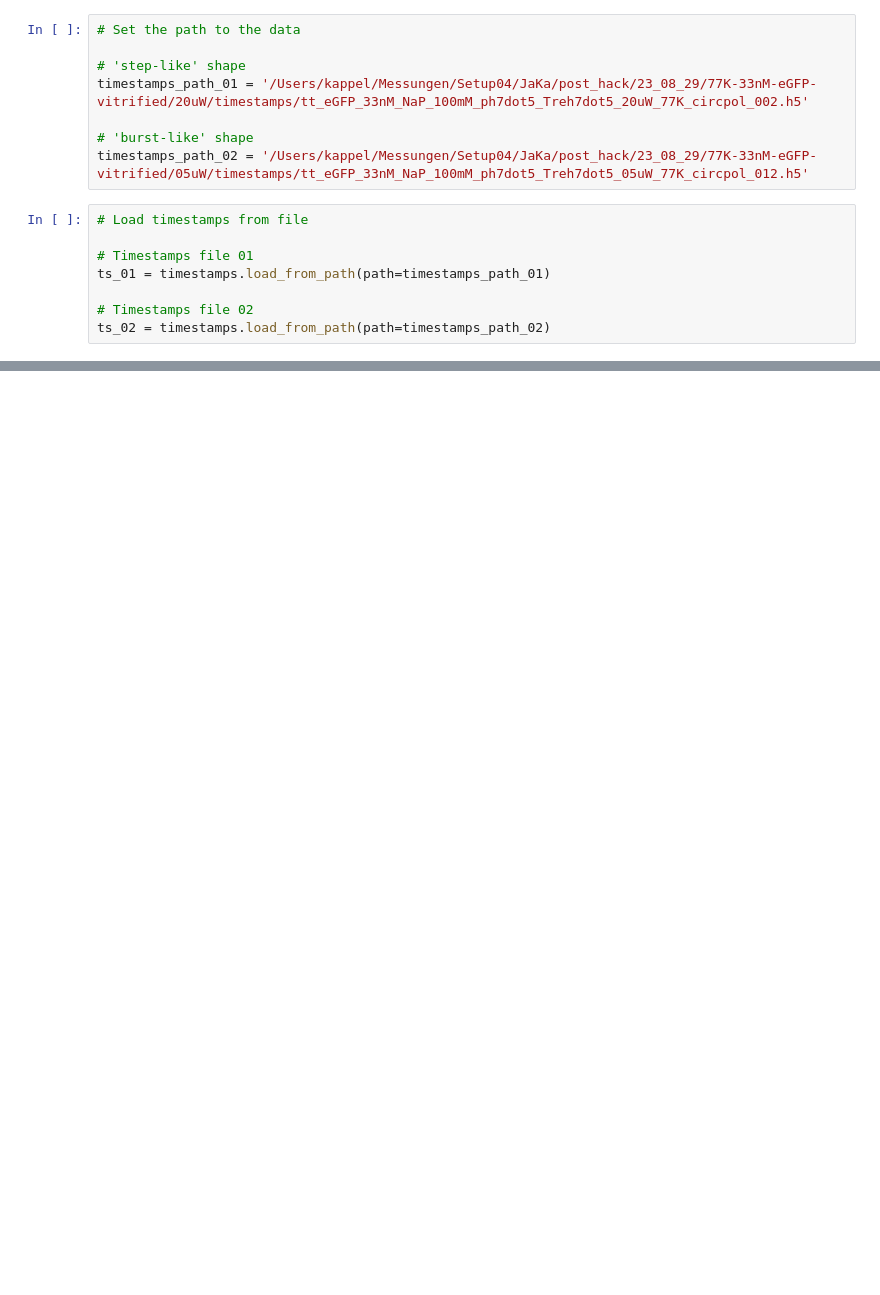
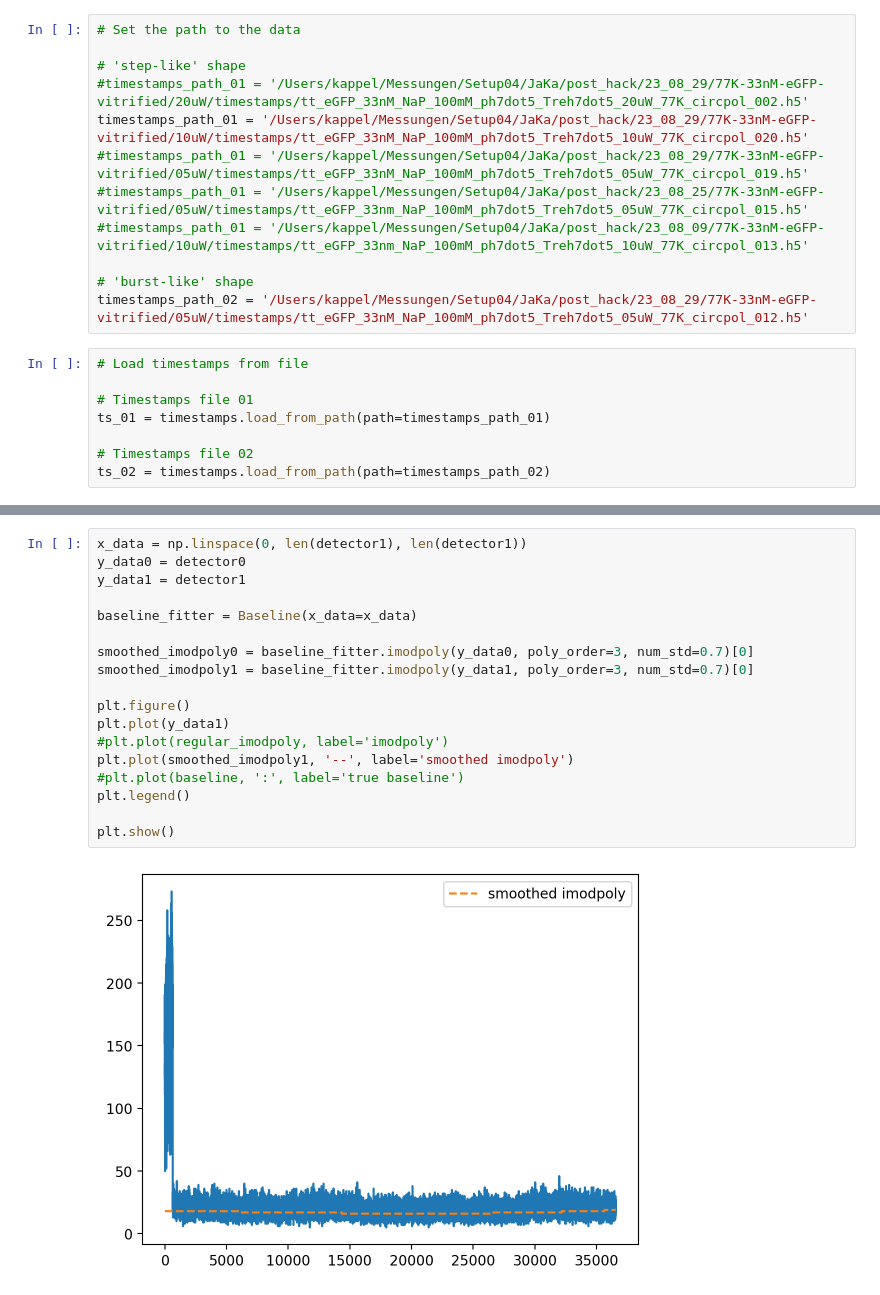
Before and after one commit to JKL453/s04-data-analysis, a Jupyter notebook: on-off-times/on-off-sfHMM.ipynb, the cells around one changed output, grey strips where cells are left out. Drawn from its saved outputs; the diff is of its cells as text; blank space fills up the shorter version.

```diff
--- a/on-off-times/on-off-sfHMM.ipynb
+++ b/on-off-times/on-off-sfHMM.ipynb
@@ -10,7 +15,11 @@ from sfHMM import sfHMM1
 # Set the path to the data
 
 # 'step-like' shape
-timestamps_path_01 = '/Users/kappel/Messungen/Setup04/JaKa/post_hack/23_08_29/77K-33nM-eGFP-vitrified/20uW/timestamps/tt_eGFP_33nM_NaP_100mM_ph7dot5_Treh7dot5_20uW_77K_circpol_002.h5'
+#timestamps_path_01 = '/Users/kappel/Messungen/Setup04/JaKa/post_hack/23_08_29/77K-33nM-eGFP-vitrified/20uW/timestamps/tt_eGFP_33nM_NaP_100mM_ph7dot5_Treh7dot5_20uW_77K_circpol_002.h5'
+timestamps_path_01 = '/Users/kappel/Messungen/Setup04/JaKa/post_hack/23_08_29/77K-33nM-eGFP-vitrified/10uW/timestamps/tt_eGFP_33nM_NaP_100mM_ph7dot5_Treh7dot5_10uW_77K_circpol_020.h5'
+#timestamps_path_01 = '/Users/kappel/Messungen/Setup04/JaKa/post_hack/23_08_29/77K-33nM-eGFP-vitrified/05uW/timestamps/tt_eGFP_33nM_NaP_100mM_ph7dot5_Treh7dot5_05uW_77K_circpol_019.h5'
+#timestamps_path_01 = '/Users/kappel/Messungen/Setup04/JaKa/post_hack/23_08_25/77K-33nM-eGFP-vitrified/05uW/timestamps/tt_eGFP_33nm_NaP_100mM_ph7dot5_Treh7dot5_05uW_77K_circpol_015.h5'
+#timestamps_path_01 = '/Users/kappel/Messungen/Setup04/JaKa/post_hack/23_08_09/77K-33nM-eGFP-vitrified/10uW/timestamps/tt_eGFP_33nm_NaP_100mM_ph7dot5_Treh7dot5_10uW_77K_circpol_013.h5'
 
 # 'burst-like' shape
 timestamps_path_02 = '/Users/kappel/Messungen/Setup04/JaKa/post_hack/23_08_29/77K-33nM-eGFP-vitrified/05uW/timestamps/tt_eGFP_33nM_NaP_100mM_ph7dot5_Treh7dot5_05uW_77K_circpol_012.h5'
@@ -48,3 +59,23 @@ output_notebook()
 # %% [output]
 [interactive output not drawn]
 [interactive output not drawn]
+# %%
+x_data = np.linspace(0, len(detector1), len(detector1))
+y_data0 = detector0
+y_data1 = detector1
+
+baseline_fitter = Baseline(x_data=x_data)
+
+smoothed_imodpoly0 = baseline_fitter.imodpoly(y_data0, poly_order=3, num_std=0.7)[0]
+smoothed_imodpoly1 = baseline_fitter.imodpoly(y_data1, poly_order=3, num_std=0.7)[0]
+
+plt.figure()
+plt.plot(y_data1)
+#plt.plot(regular_imodpoly, label='imodpoly')
+plt.plot(smoothed_imodpoly1, '--', label='smoothed imodpoly')
+#plt.plot(baseline, ':', label='true baseline')
+plt.legend()
+
+plt.show()
+# %% [output]
+[figure, added]
```
Also changed, not shown: parts of 16 cells of this notebook, 3 other files.
